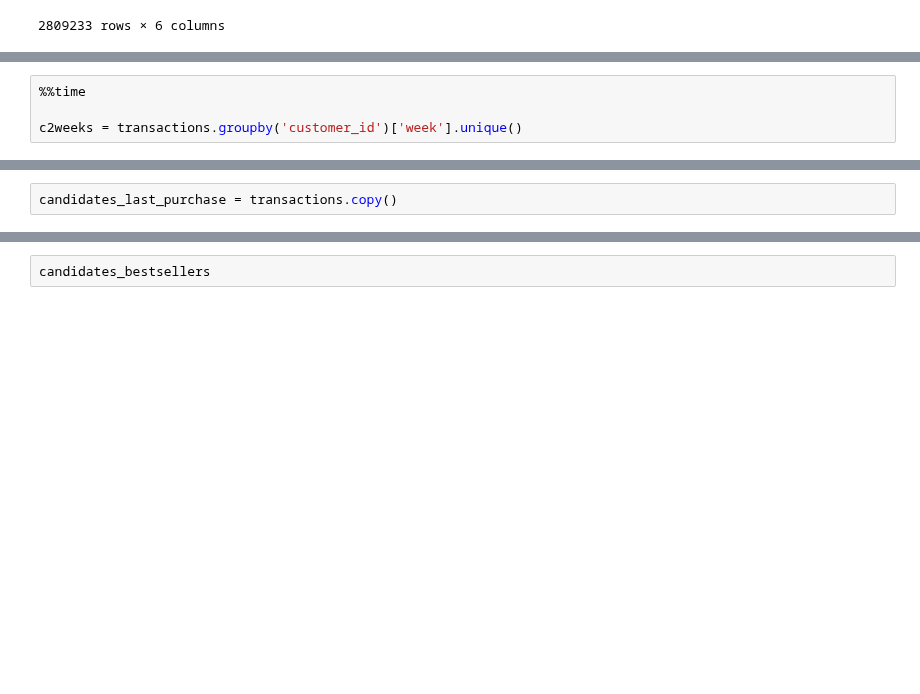
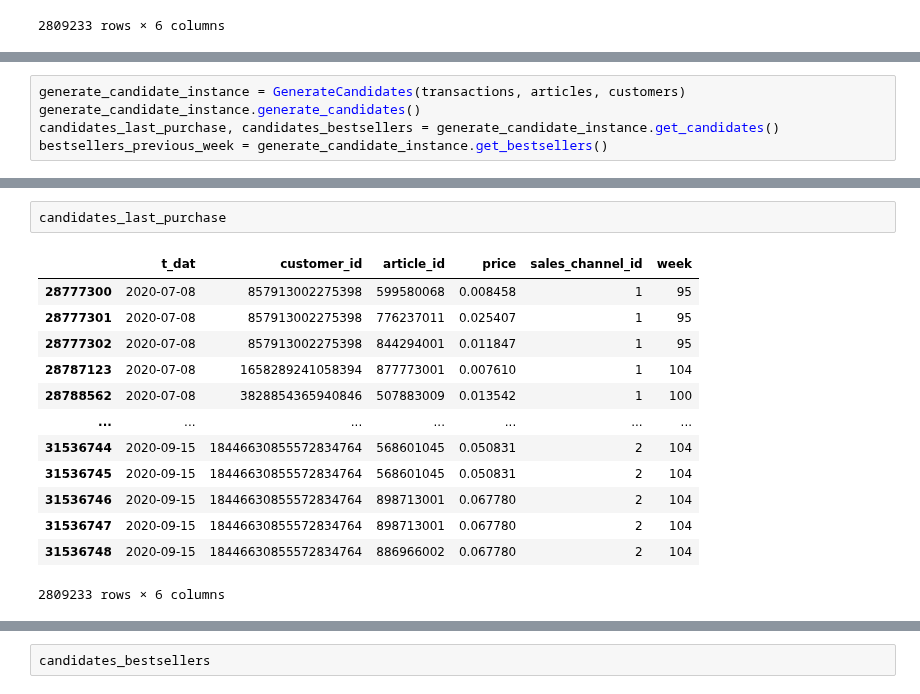
Before and after one commit to ManashJKonwar/Kaggle-HM-Recommender, a Jupyter notebook: hm-lgbmranker-crossvalidation.ipynb, the cells around one changed output, grey strips where cells are left out. Saved outputs shown, nothing was run; the diff lists cells and outputs as text; blank space fills up the shorter version.

```diff
--- a/hm-lgbmranker-crossvalidation.ipynb
+++ b/hm-lgbmranker-crossvalidation.ipynb
@@ -170,4 +172,0 @@ transactions
-# %%
-%%time
-
-c2weeks = transactions.groupby('customer_id')['week'].unique()
@@ -224,0 +292,5 @@ c2weeks2shifted_weeks[28847241659200]
+# %%
+generate_candidate_instance = GenerateCandidates(transactions, articles, customers)
+generate_candidate_instance.generate_candidates()
+candidates_last_purchase, candidates_bestsellers = generate_candidate_instance.get_candidates()
+bestsellers_previous_week = generate_candidate_instance.get_bestsellers()
@@ -225,2 +315,16 @@ c2weeks2shifted_weeks[28847241659200]
 # %%
-candidates_last_purchase = transactions.copy()
+candidates_last_purchase
+# %% [output]
+|  | t_dat | customer_id | article_id | price | sales_channel_id | week |
+| 28777300 | 2020-07-08 | 857913002275398 | 599580068 | 0.008458 | 1 | 95 |
+| 28777301 | 2020-07-08 | 857913002275398 | 776237011 | 0.025407 | 1 | 95 |
+| 28777302 | 2020-07-08 | 857913002275398 | 844294001 | 0.011847 | 1 | 95 |
+| 28787123 | 2020-07-08 | 1658289241058394 | 877773001 | 0.007610 | 1 | 104 |
+| 28788562 | 2020-07-08 | 3828854365940846 | 507883009 | 0.013542 | 1 | 100 |
+| ... | ... | ... | ... | ... | ... | ... |
+| 31536744 | 2020-09-15 | 18446630855572834764 | 568601045 | 0.050831 | 2 | 104 |
+| 31536745 | 2020-09-15 | 18446630855572834764 | 568601045 | 0.050831 | 2 | 104 |
+| 31536746 | 2020-09-15 | 18446630855572834764 | 898713001 | 0.067780 | 2 | 104 |
+| 31536747 | 2020-09-15 | 18446630855572834764 | 898713001 | 0.067780 | 2 | 104 |
+| 31536748 | 2020-09-15 | 18446630855572834764 | 886966002 | 0.067780 | 2 | 104 |
+2809233 rows × 6 columns
```
Also changed, not shown: parts of 44 cells of this notebook.
